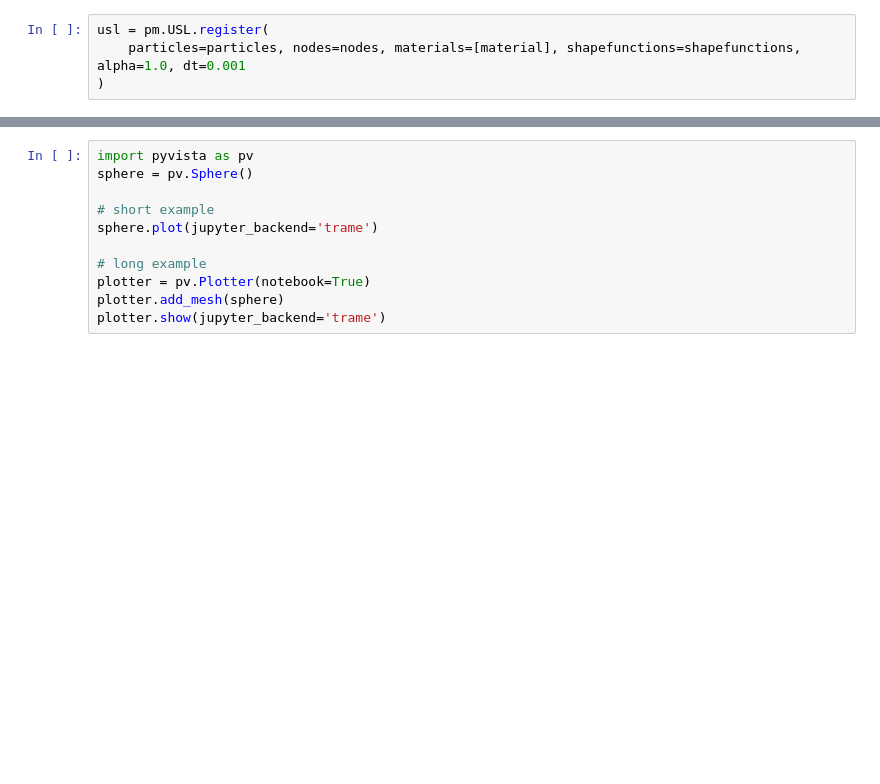
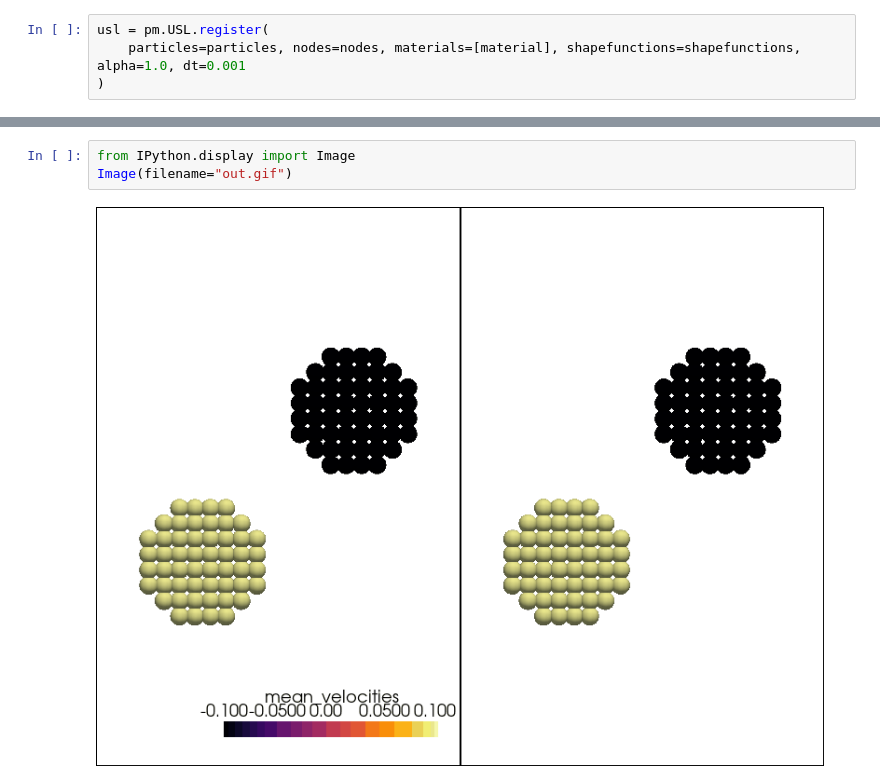
Before and after one commit to GrainLearning/HydraxMPM, a Jupyter notebook: examples/two_sphere_impact/run.ipynb, the cells around one changed output, grey strips where cells are left out. Saved outputs shown, nothing was run; the diff lists cells and outputs as text; blank space fills up the shorter version.

```diff
--- a/examples/two_sphere_impact/run.ipynb
+++ b/examples/two_sphere_impact/run.ipynb
@@ -121,11 +146,5 @@ plotter.show(jupyter_backend='trame')
-# %%
-import pyvista as pv
-sphere = pv.Sphere()
-
-# short example
-sphere.plot(jupyter_backend='trame')
-
-# long example
-plotter = pv.Plotter(notebook=True)
-plotter.add_mesh(sphere)
-plotter.show(jupyter_backend='trame')
+# %%
+from IPython.display import Image
+Image(filename="out.gif")
+# %% [output]
+[figure, added]
```
Also changed, not shown: parts of 5 cells of this notebook, 6 other files.
